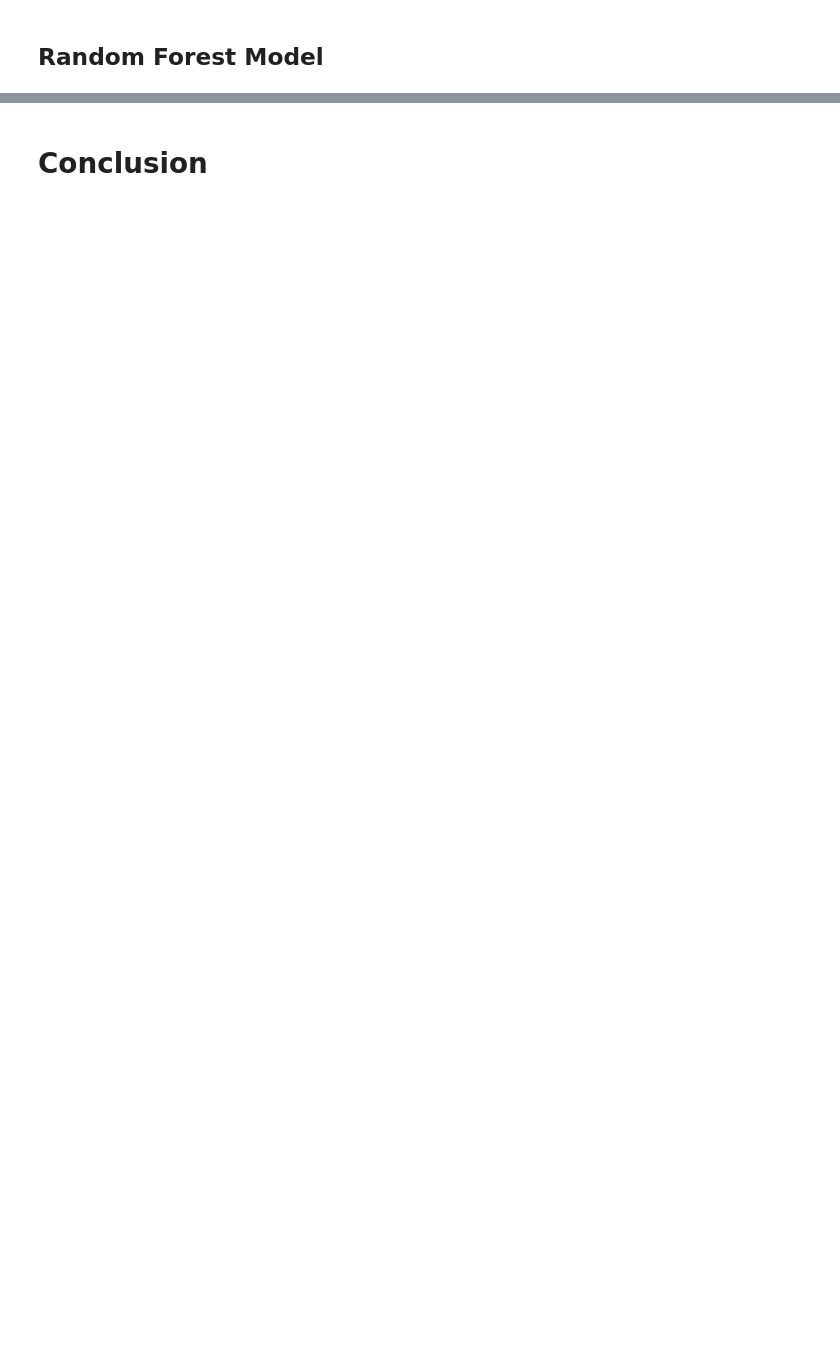
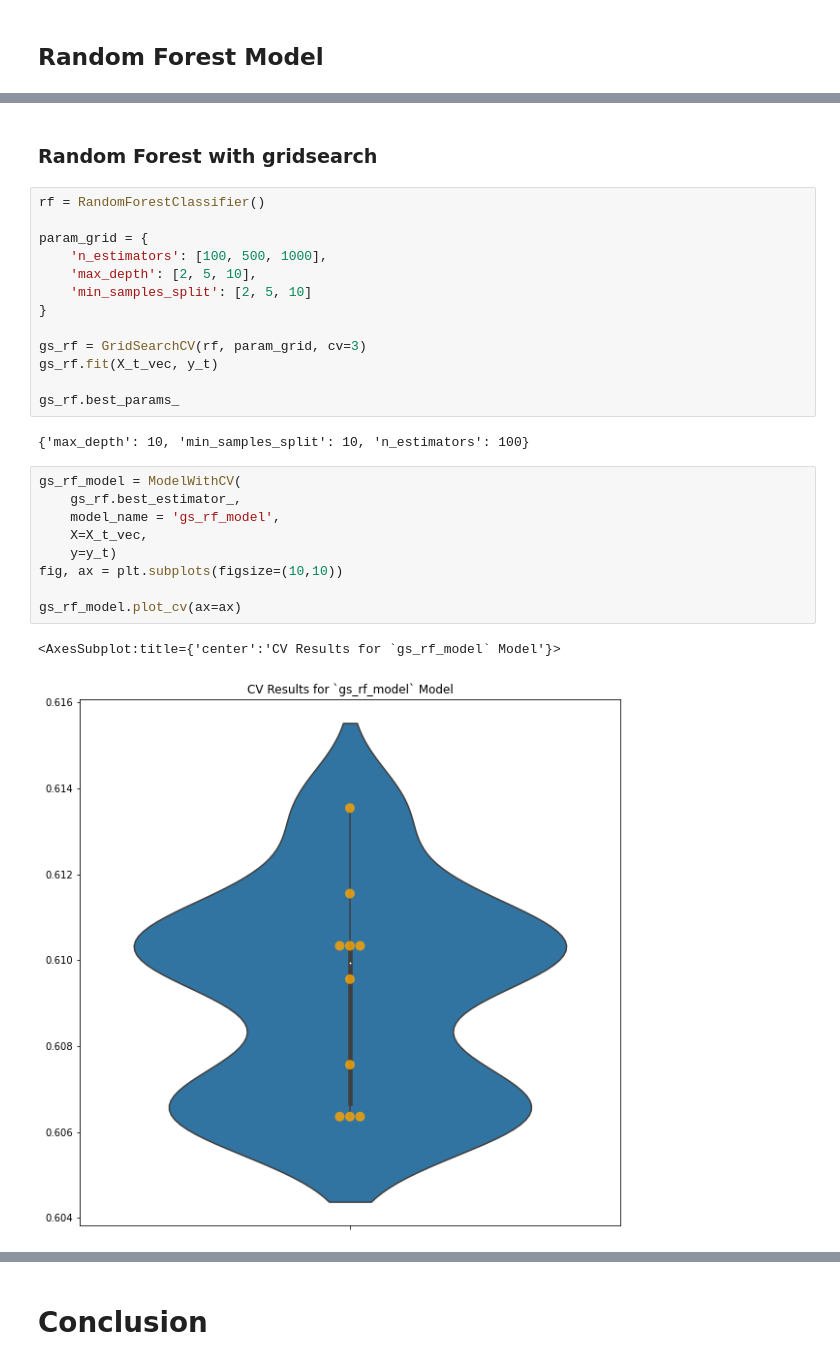
Before and after one commit to SeanE09/NLP_Tweets, a Jupyter notebook: JB_work/Discovery Notebook.ipynb, the cells around one changed output, grey strips where cells are left out. Drawn from its saved outputs; the diff is of its cells as text; blank space fills up the shorter version.

```diff
--- a/JB_work/Discovery Notebook.ipynb
+++ b/JB_work/Discovery Notebook.ipynb
@@ -480,0 +714,29 @@ I want to perform a gridsearch to for max features in the count vectorizer.
+# %% [markdown]
+### Random Forest with gridsearch
+# %%
+rf = RandomForestClassifier()
+
+param_grid = {
+    'n_estimators': [100, 500, 1000],
+    'max_depth': [2, 5, 10],
+    'min_samples_split': [2, 5, 10]
+}
+
+gs_rf = GridSearchCV(rf, param_grid, cv=3)
+gs_rf.fit(X_t_vec, y_t)
+
+gs_rf.best_params_
+# %% [output]
+{'max_depth': 10, 'min_samples_split': 10, 'n_estimators': 100}
+# %%
+gs_rf_model = ModelWithCV(
+    gs_rf.best_estimator_,
+    model_name = 'gs_rf_model',
+    X=X_t_vec,
+    y=y_t)
+fig, ax = plt.subplots(figsize=(10,10))
+
+gs_rf_model.plot_cv(ax=ax)
+# %% [output]
+<AxesSubplot:title={'center':'CV Results for `gs_rf_model` Model'}>
+[figure, added]
```
Also changed, not shown: parts of 48 cells of this notebook.
